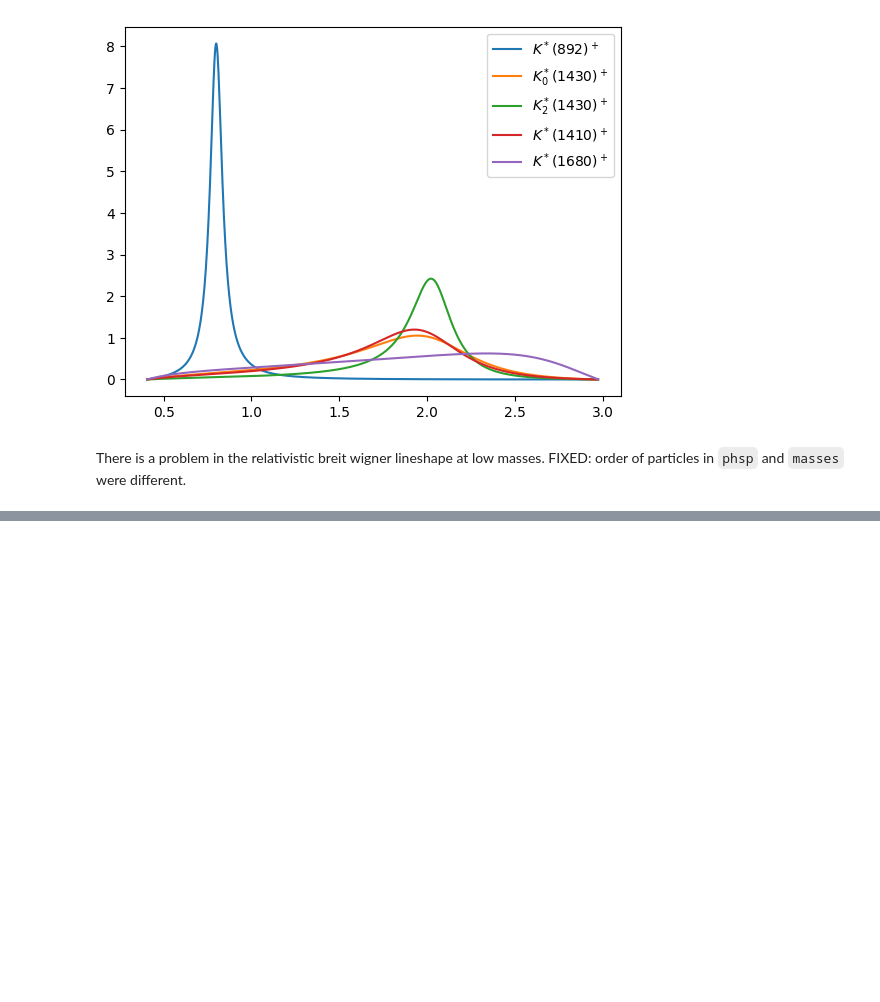
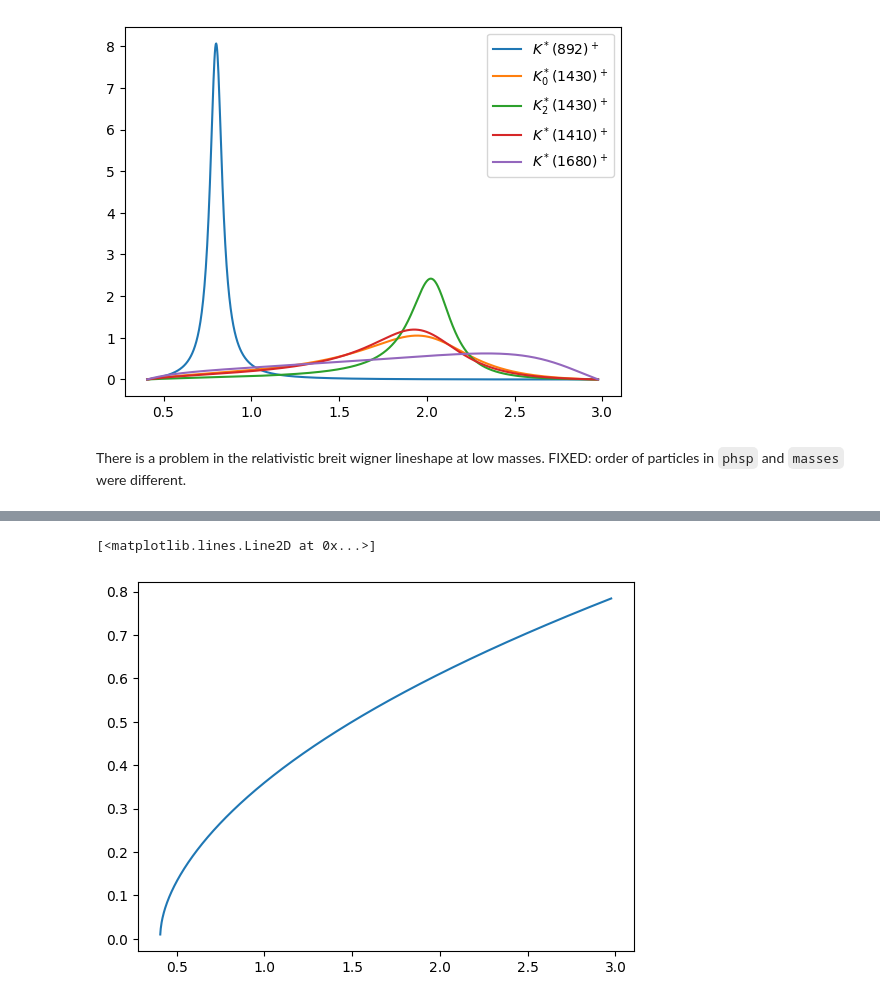
Before and after one commit to cpviolation/tfa_examples, a Jupyter notebook: notebooks/study_lineshapes.ipynb, the cells around one changed output, grey strips where cells are left out. Drawn from its saved outputs; the diff is of its cells as text; code cells hidden in the pictures; blank space fills up the shorter version.

```diff
--- a/notebooks/study_lineshapes.ipynb
+++ b/notebooks/study_lineshapes.ipynb
@@ -245,0 +266,6 @@ tf.__version__
+# %%
+pab = atfk.two_body_momentum(atfi.sqrt(xpl), masses_ab[0], masses_ab[1])
+plt.plot(xpl, pab)
+# %% [output]
+[<matplotlib.lines.Line2D at 0x...>]
+[figure, added]
```
Also changed, not shown: parts of 18 cells of this notebook, 1 other file.
